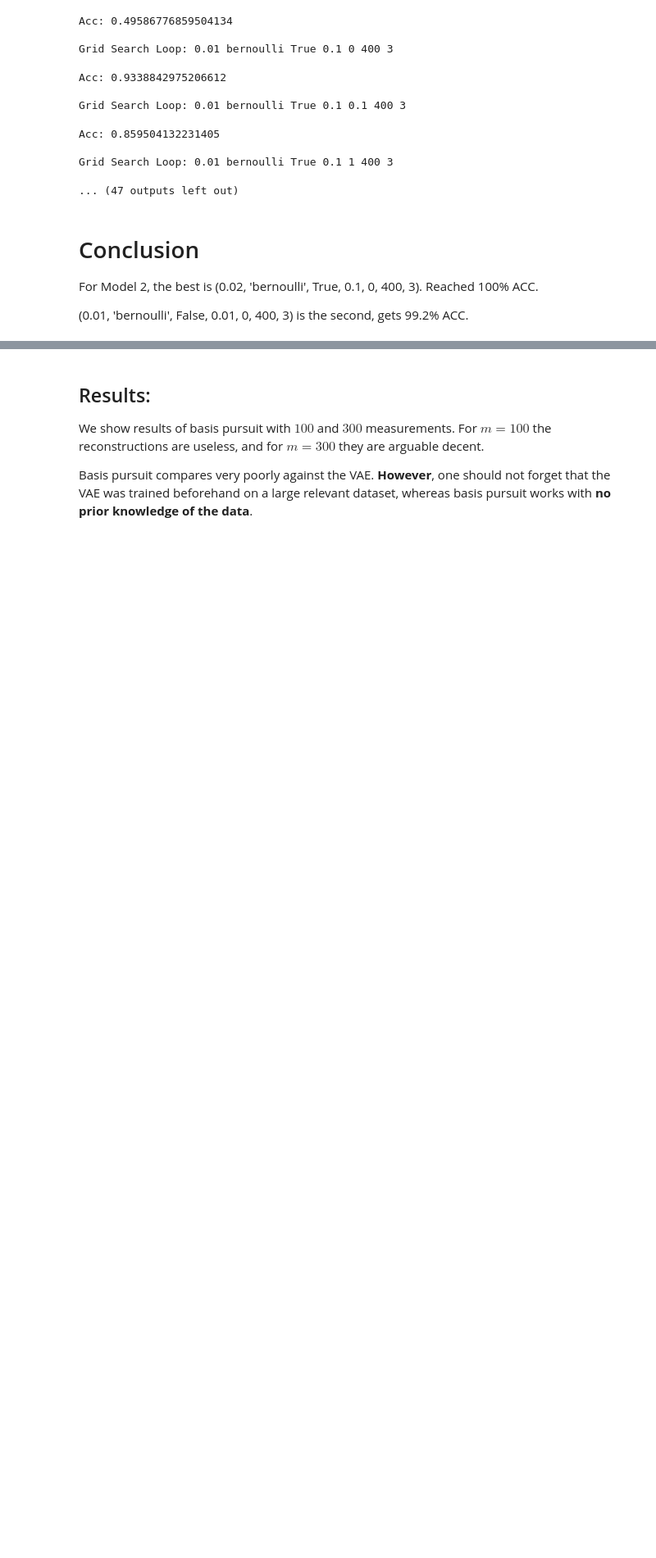
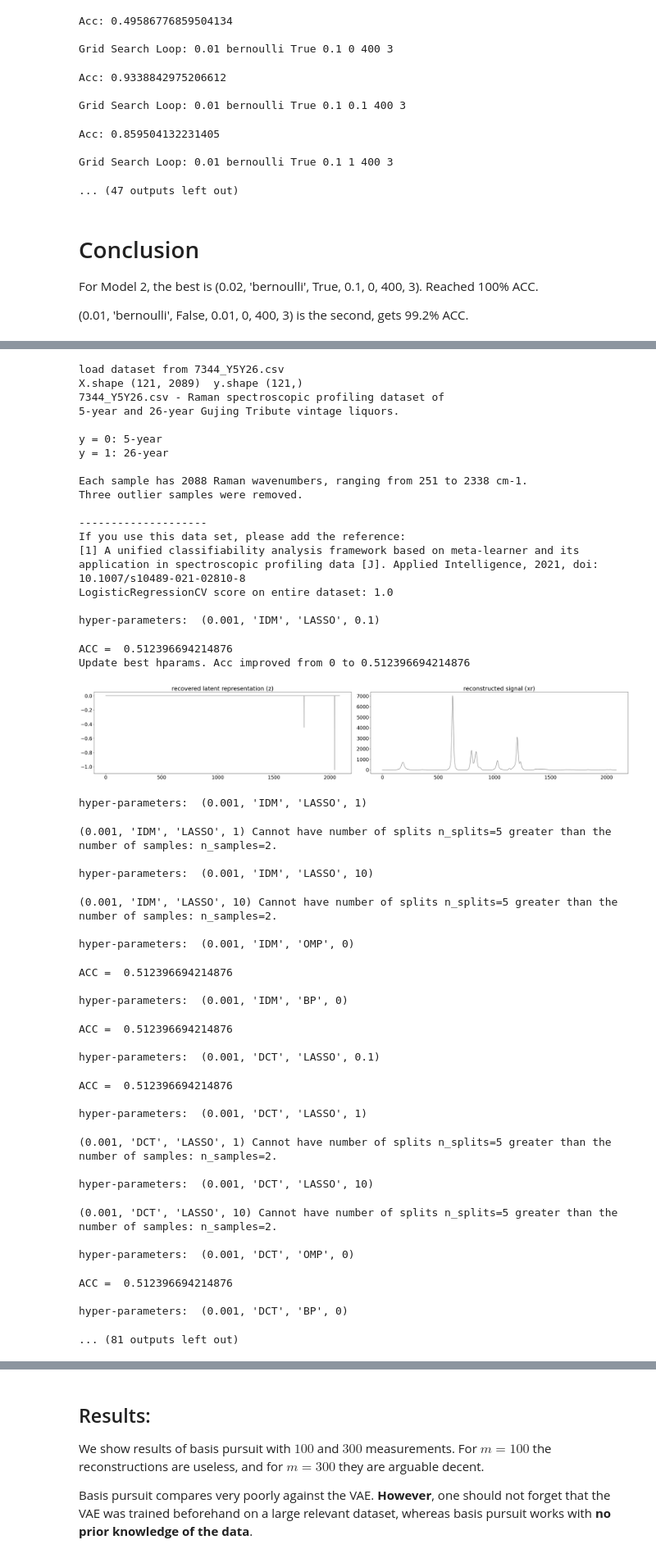
Before and after one commit to zhangys11/cs1, a Jupyter notebook: notebooks/Compressed Sensing - VAE - Vintage.ipynb, the cells around one changed output, grey strips where cells are left out. Shown at 82% size. Cells and saved outputs as stored; diff of their text form; code cells hidden in the pictures; blank space fills up the shorter version.

```diff
--- a/notebooks/Compressed Sensing - VAE - Vintage.ipynb
+++ b/notebooks/Compressed Sensing - VAE - Vintage.ipynb
@@ -543,0 +366,57 @@ Update best hparams. Acc improved from 0.5206611570247934 to 0.5289256198347108
+# %%
+from cs1 import cs
+
+from qsi import io
+X, y, X_names, desc, labels = io.load_dataset('vintage_526', display = False)
+
+cs.GridSearch_Dataset_Sensing_n_Recovery(X, y, ts = ['IDM', 'DCT', 'DFT'],
+ks = [0.001, 0.01, 0.05, 0.1, 0.3],
+solvers = ['LASSO', 'OMP', 'BP'],
+L1s = [0.1, 1, 10])
+# %% [output]
+load dataset from 7344_Y5Y26.csv
+X.shape (121, 2089)  y.shape (121,)
+7344_Y5Y26.csv - Raman spectroscopic profiling dataset of
+5-year and 26-year Gujing Tribute vintage liquors.
+
+y = 0: 5-year
+y = 1: 26-year
+
+Each sample has 2088 Raman wavenumbers, ranging from 251 to 2338 cm-1.
+Three outlier samples were removed.
+
+--------------------
+If you use this data set, please add the reference:
+[1] A unified classifiability analysis framework based on meta-learner and its application in spectroscopic profiling data [J]. Applied Intelligence, 2021, doi: 10.1007/s10489-021-02810-8
+LogisticRegressionCV score on entire dataset: 1.0
+
+hyper-parameters:  (0.001, 'IDM', 'LASSO', 0.1)
+ACC =  0.512396694214876
+Update best hparams. Acc improved from 0 to 0.512396694214876
+[figure, added]
+hyper-parameters:  (0.001, 'IDM', 'LASSO', 1)
+(0.001, 'IDM', 'LASSO', 1) Cannot have number of splits n_splits=5 greater than the number of samples: n_samples=2.
+
+hyper-parameters:  (0.001, 'IDM', 'LASSO', 10)
+(0.001, 'IDM', 'LASSO', 10) Cannot have number of splits n_splits=5 greater than the number of samples: n_samples=2.
+
+hyper-parameters:  (0.001, 'IDM', 'OMP', 0)
+ACC =  0.512396694214876
+
+hyper-parameters:  (0.001, 'IDM', 'BP', 0)
+ACC =  0.512396694214876
+
+hyper-parameters:  (0.001, 'DCT', 'LASSO', 0.1)
+ACC =  0.512396694214876
+
+hyper-parameters:  (0.001, 'DCT', 'LASSO', 1)
+(0.001, 'DCT', 'LASSO', 1) Cannot have number of splits n_splits=5 greater than the number of samples: n_samples=2.
+
+hyper-parameters:  (0.001, 'DCT', 'LASSO', 10)
+(0.001, 'DCT', 'LASSO', 10) Cannot have number of splits n_splits=5 greater than the number of samples: n_samples=2.
+
+hyper-parameters:  (0.001, 'DCT', 'OMP', 0)
+ACC =  0.512396694214876
+
+hyper-parameters:  (0.001, 'DCT', 'BP', 0)
+... (81 outputs left out)
```
Also changed, not shown: parts of 32 cells of this notebook, 13 other files.
